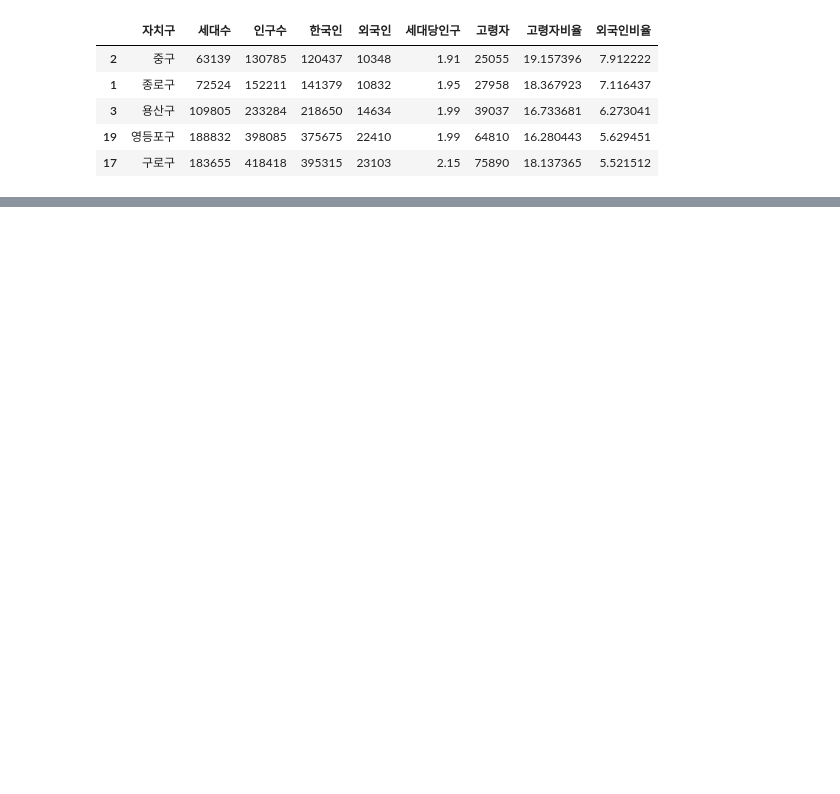
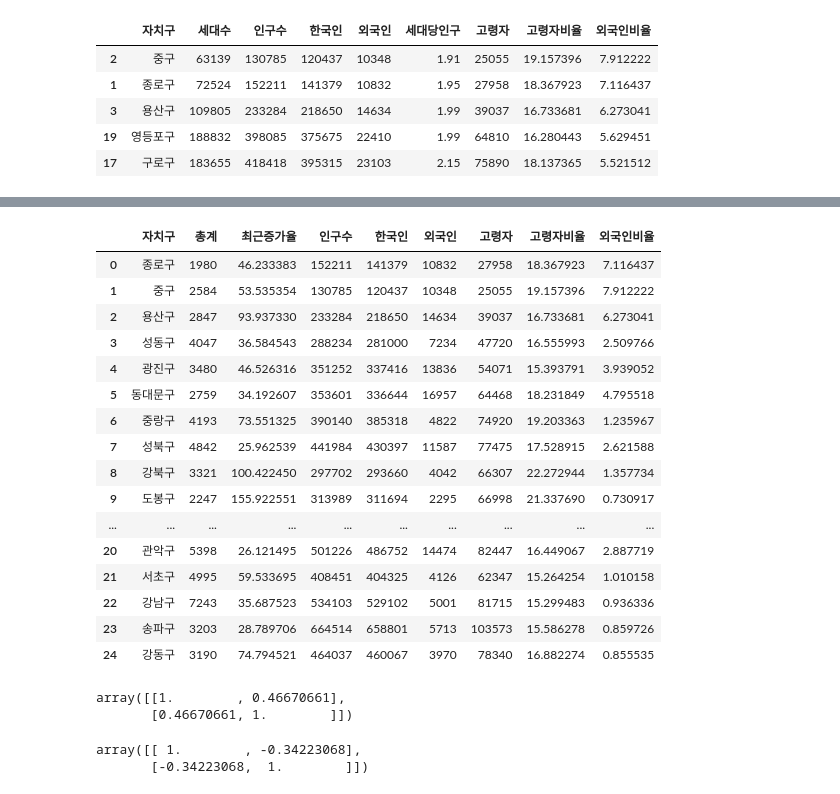
Before and after one commit to shared-repo/green-data-analysis, a Jupyter notebook: workspace/data-analysis-basic/eda-package-06.ipynb, the cells around one changed output, grey strips where cells are left out. Drawn from its saved outputs; the diff is of its cells as text; code cells hidden in the pictures; blank space fills up the shorter version.

```diff
--- a/workspace/data-analysis-basic/eda-package-06.ipynb
+++ b/workspace/data-analysis-basic/eda-package-06.ipynb
@@ -110,0 +155,40 @@ seoul_population.sort_values(by="외국인비율", ascending=False).head()
+# %%
+# 총계, 최근증가율, 한국인, 외국인, 고령자, 외국인비율, 고령자비율 컬럼의 데이터만 뽑기
+# filtered_seoul_cctv_population = seoul_cctv_population[['자치구', '총계', '최근증가율', '한국인', '외국인', '고령자', '외국인비율', '고령자비율']]
+
+columns_to_drop = seoul_cctv_population.columns[2:13].append(seoul_cctv_population.columns[14:15])\
+                                                     .append(seoul_cctv_population.columns[18:19])
+filtered_seoul_cctv_population = seoul_cctv_population.drop(columns_to_drop, axis=1)
+# %%
+filtered_seoul_cctv_population
+# %% [output]
+|  | 자치구 | 총계 | 최근증가율 | 인구수 | 한국인 | 외국인 | 고령자 | 고령자비율 | 외국인비율 |
+| 0 | 종로구 | 1980 | 46.233383 | 152211 | 141379 | 10832 | 27958 | 18.367923 | 7.116437 |
+| 1 | 중구 | 2584 | 53.535354 | 130785 | 120437 | 10348 | 25055 | 19.157396 | 7.912222 |
+| 2 | 용산구 | 2847 | 93.937330 | 233284 | 218650 | 14634 | 39037 | 16.733681 | 6.273041 |
+| 3 | 성동구 | 4047 | 36.584543 | 288234 | 281000 | 7234 | 47720 | 16.555993 | 2.509766 |
+| 4 | 광진구 | 3480 | 46.526316 | 351252 | 337416 | 13836 | 54071 | 15.393791 | 3.939052 |
+| 5 | 동대문구 | 2759 | 34.192607 | 353601 | 336644 | 16957 | 64468 | 18.231849 | 4.795518 |
+| 6 | 중랑구 | 4193 | 73.551325 | 390140 | 385318 | 4822 | 74920 | 19.203363 | 1.235967 |
+| 7 | 성북구 | 4842 | 25.962539 | 441984 | 430397 | 11587 | 77475 | 17.528915 | 2.621588 |
+| 8 | 강북구 | 3321 | 100.422450 | 297702 | 293660 | 4042 | 66307 | 22.272944 | 1.357734 |
+| 9 | 도봉구 | 2247 | 155.922551 | 313989 | 311694 | 2295 | 66998 | 21.337690 | 0.730917 |
+| ... | ... | ... | ... | ... | ... | ... | ... | ... | ... |
+| 20 | 관악구 | 5398 | 26.121495 | 501226 | 486752 | 14474 | 82447 | 16.449067 | 2.887719 |
+| 21 | 서초구 | 4995 | 59.533695 | 408451 | 404325 | 4126 | 62347 | 15.264254 | 1.010158 |
+| 22 | 강남구 | 7243 | 35.687523 | 534103 | 529102 | 5001 | 81715 | 15.299483 | 0.936336 |
+| 23 | 송파구 | 3203 | 28.789706 | 664514 | 658801 | 5713 | 103573 | 15.586278 | 0.859726 |
+| 24 | 강동구 | 3190 | 74.794521 | 464037 | 460067 | 3970 | 78340 | 16.882274 | 0.855535 |
+# %%
+# 상관계수 확인
+np.corrcoef(filtered_seoul_cctv_population["인구수"], filtered_seoul_cctv_population["총계"])
+# %% [output]
+array([[1.        , 0.46670661],
+       [0.46670661, 1.        ]])
+# %%
+# 상관계수 확인
+np.corrcoef(filtered_seoul_cctv_population["외국인비율"], filtered_seoul_cctv_population["총계"])
+np.corrcoef(filtered_seoul_cctv_population["고령자비율"], filtered_seoul_cctv_population["총계"])
+# %% [output]
+array([[ 1.        , -0.34223068],
+       [-0.34223068,  1.        ]])
```
Also changed, not shown: parts of 7 cells of this notebook.
